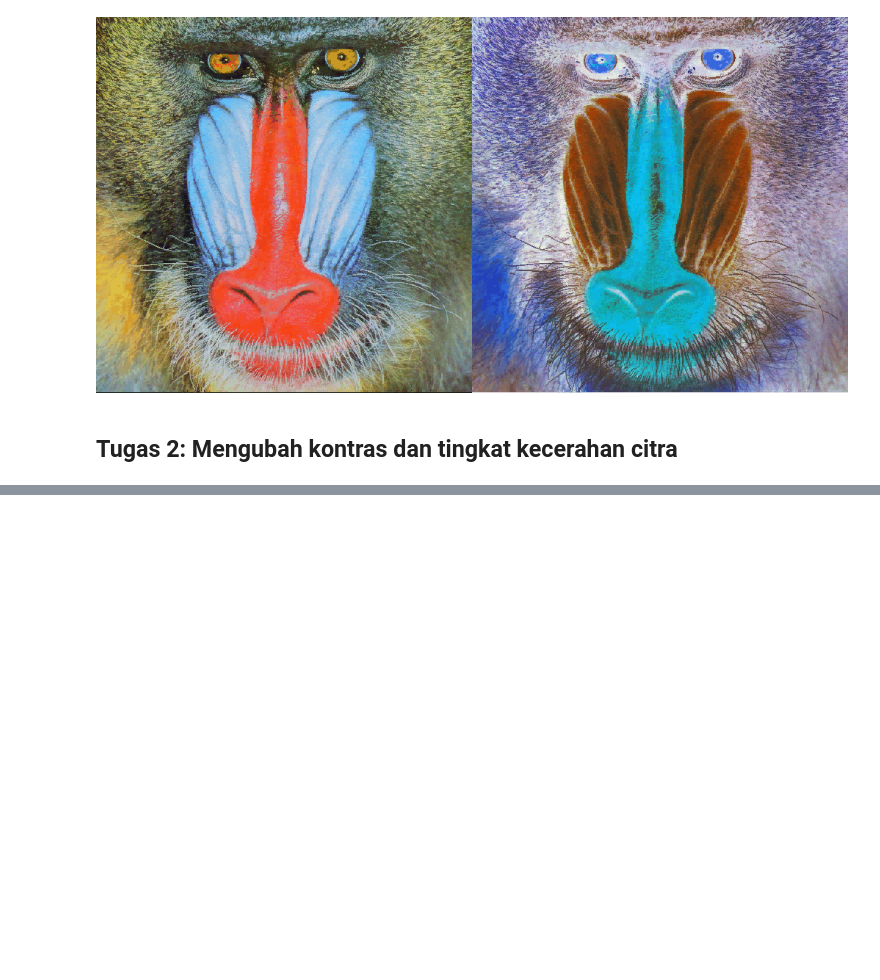
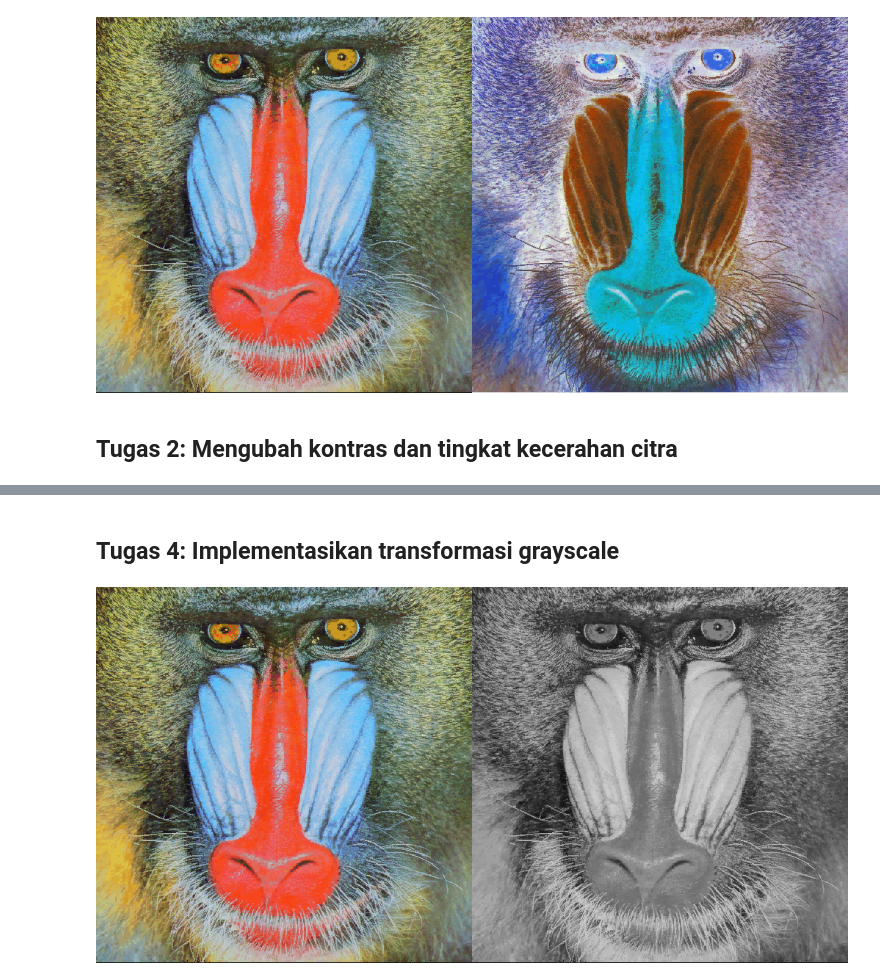
Before and after one commit to wahyudi0018/PCVK_Ganjil_2024, a Jupyter notebook: Modul3_PCVK.ipynb, the cells around one changed output, grey strips where cells are left out. Drawn from its saved outputs; the diff is of its cells as text; code cells hidden in the pictures; blank space fills up the shorter version.

```diff
--- a/Modul3_PCVK.ipynb
+++ b/Modul3_PCVK.ipynb
@@ -110,0 +150,21 @@ cv2_imshow(final_frame)
+# %% [markdown]
+## Tugas 4: Implementasikan transformasi grayscale
+# %%
+#metode Averaging
+mandrill = cv.imread('/content/drive/MyDrive/PCVK/Images/mandrill.tiff')
+averaging_image = np.zeros((mandrill.shape[0], mandrill.shape[1]), np.uint8)
+
+#akses per pixel
+for y in range(mandrill.shape[0]):  # Loop melalui tiap baris piksel
+    for x in range(mandrill.shape[1]):  # Loop melalui tiap kolom piksel
+        # Menghitung nilai rata-rata dari setiap kanal warna
+        gray_value = np.mean(mandrill[y, x])
+        averaging_image[y, x] = gray_value
+
+#cara simpel tanpa for loop
+# averaging_image = np.mean(mandrill, axis=2).astype(np.uint8)
+
+final_frame = cv.hconcat((mandrill, cv.cvtColor(averaging_image, cv.COLOR_GRAY2BGR)))
+cv2_imshow(final_frame)
+# %% [output]
+[figure, added]
```
Also changed, not shown: parts of 8 cells of this notebook.
